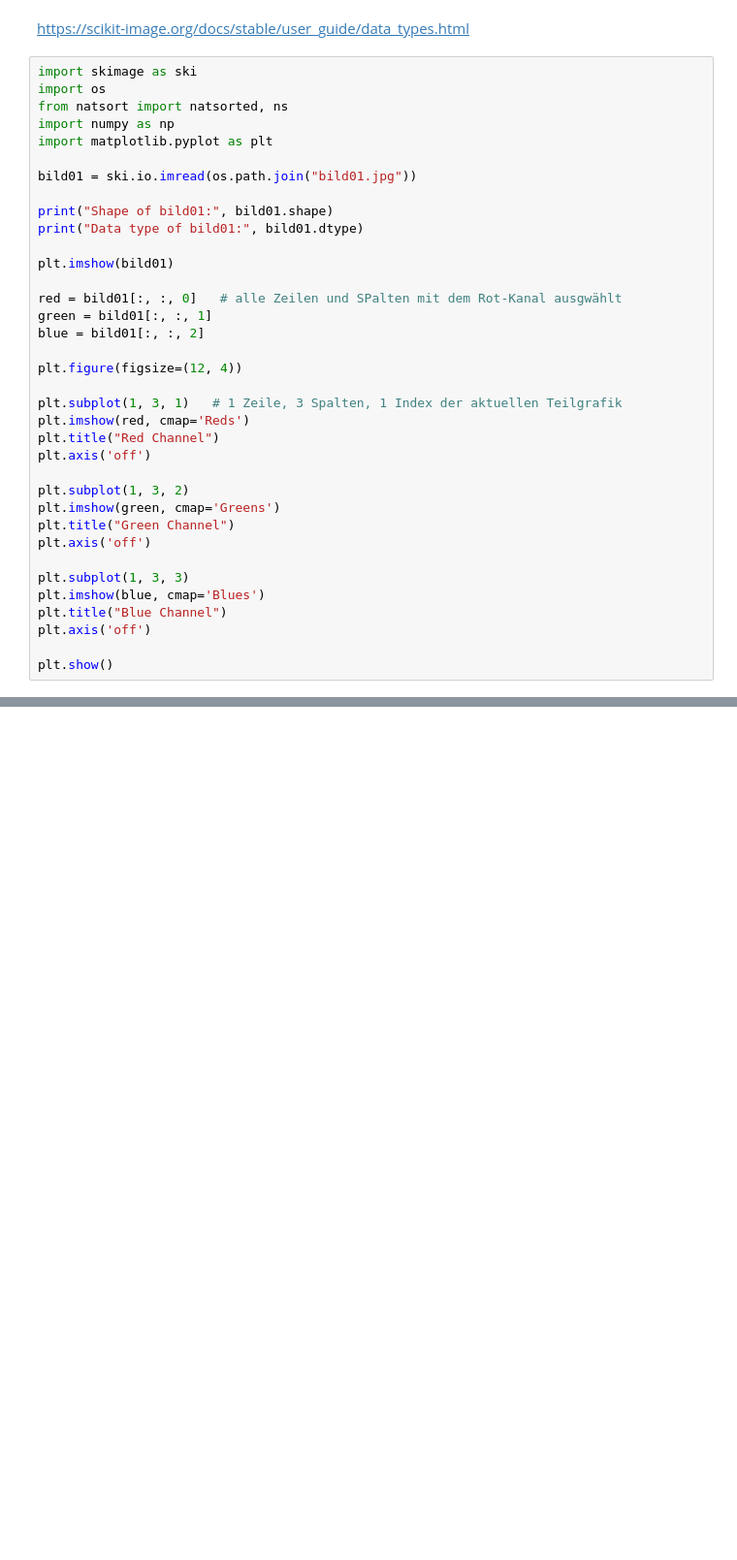
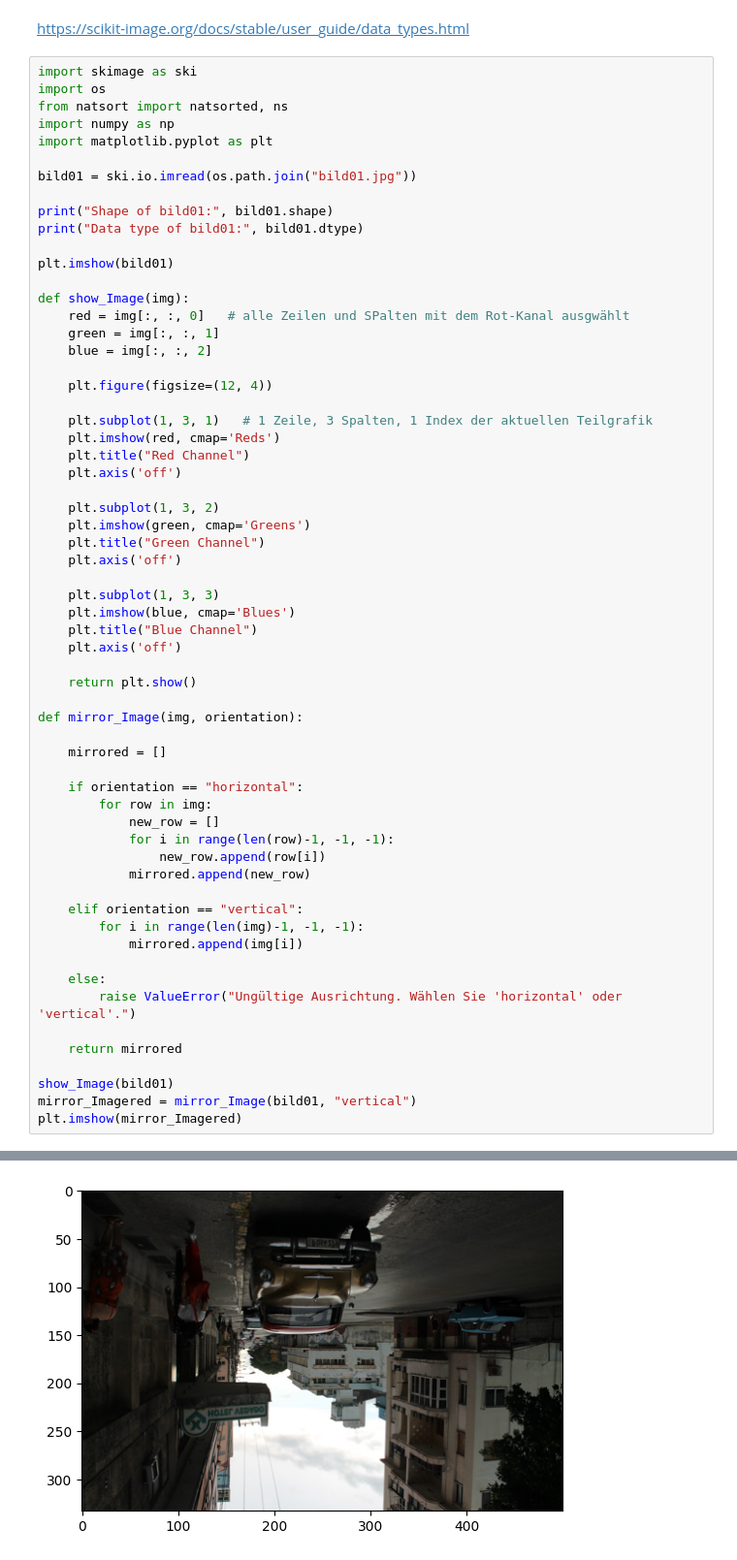
Before and after one commit to eFabi11/2D_Computergrafik_2025, a Jupyter notebook: Aufgabe1/2D_Aufgabe1.ipynb, the cells around one changed output, grey strips where cells are left out. Shown: that part at 97% size. Saved outputs shown, nothing was run; the diff lists cells and outputs as text; blank space fills up the shorter version.

Commit message:
Part 1 mirror function

```diff
--- a/Aufgabe1/2D_Aufgabe1.ipynb
+++ b/Aufgabe1/2D_Aufgabe1.ipynb
@@ -16,28 +16,53 @@ print("Data type of bild01:", bild01.dtype)
 
 plt.imshow(bild01)
 
-red = bild01[:, :, 0]   # alle Zeilen und SPalten mit dem Rot-Kanal ausgwählt
-green = bild01[:, :, 1]
-blue = bild01[:, :, 2]
+def show_Image(img):
+    red = img[:, :, 0]   # alle Zeilen und SPalten mit dem Rot-Kanal ausgwählt
+    green = img[:, :, 1]
+    blue = img[:, :, 2]
 
-plt.figure(figsize=(12, 4))
+    plt.figure(figsize=(12, 4))
 
-plt.subplot(1, 3, 1)   # 1 Zeile, 3 Spalten, 1 Index der aktuellen Teilgrafik
-plt.imshow(red, cmap='Reds')
-plt.title("Red Channel")
-plt.axis('off')
+    plt.subplot(1, 3, 1)   # 1 Zeile, 3 Spalten, 1 Index der aktuellen Teilgrafik
+    plt.imshow(red, cmap='Reds')
+    plt.title("Red Channel")
+    plt.axis('off')
 
-plt.subplot(1, 3, 2)
-plt.imshow(green, cmap='Greens')
-plt.title("Green Channel")
-plt.axis('off')
+    plt.subplot(1, 3, 2)
+    plt.imshow(green, cmap='Greens')
+    plt.title("Green Channel")
+    plt.axis('off')
 
-plt.subplot(1, 3, 3)
-plt.imshow(blue, cmap='Blues')
-plt.title("Blue Channel")
-plt.axis('off')
+    plt.subplot(1, 3, 3)
+    plt.imshow(blue, cmap='Blues')
+    plt.title("Blue Channel")
+    plt.axis('off')
 
-plt.show()
+    return plt.show()
+
+def mirror_Image(img, orientation):
+
+    mirrored = []
+
+    if orientation == "horizontal":
+        for row in img:
+            new_row = []
+            for i in range(len(row)-1, -1, -1):
+                new_row.append(row[i])
+            mirrored.append(new_row)
+
+    elif orientation == "vertical":
+        for i in range(len(img)-1, -1, -1):
+            mirrored.append(img[i])
+
+    else:
+        raise ValueError("Ungültige Ausrichtung. Wählen Sie 'horizontal' oder 'vertical'.")
+
+    return mirrored
+
+show_Image(bild01)
+mirror_Imagered = mirror_Image(bild01, "vertical")
+plt.imshow(mirror_Imagered)
 # %% [output]
 Shape of bild01: (333, 500, 3)
 Data type of bild01: uint8
@@ -45,0 +72 @@ Data type of bild01: uint8
+[figure, added]
```
Also changed, not shown: parts of 1 cell of this notebook.
